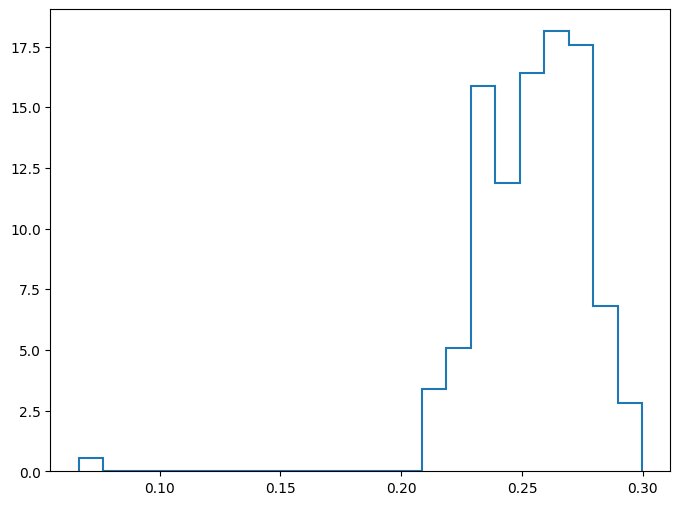
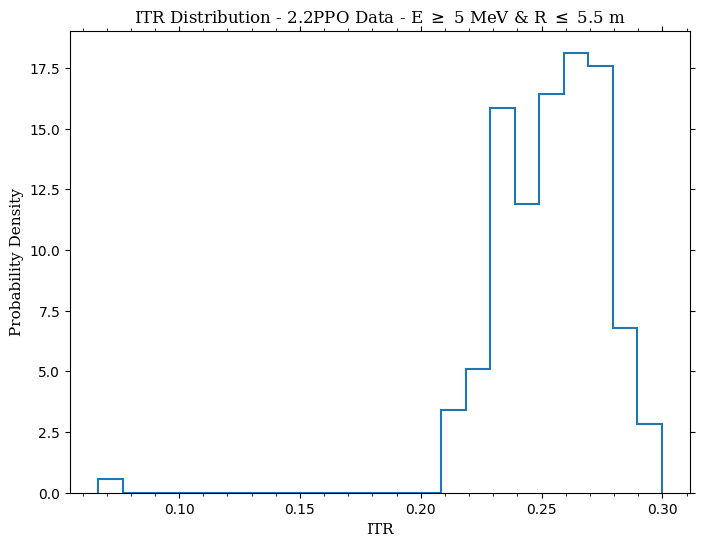
Unified diff of the notebook cell whose output changed from the first chart to the second:
--- before
+++ after
@@ -10,6 +10,6 @@
 
 # --- Markers ---
-ax.xaxis.set_minor_locator(MultipleLocator(0.005))
-ax.xaxis.set_major_locator(MultipleLocator(0.01))
+ax.xaxis.set_minor_locator(MultipleLocator(0.01))
+ax.xaxis.set_major_locator(MultipleLocator(0.05))
 
 #ax.yaxis.set_minor_locator(MultipleLocator(0.01))

Commit: updating analysis